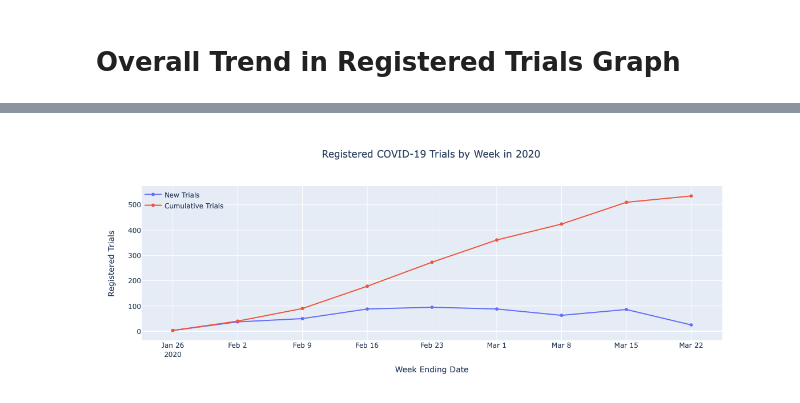
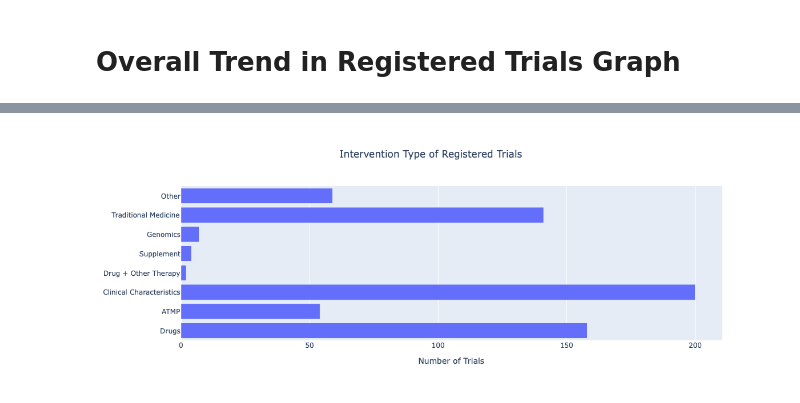
Before and after one commit to ebmdatalab/covid_trials_tracker-covid, a Jupyter notebook: notebooks/ictrp_data_handling.ipynb, the cells around one changed output, grey strips where cells are left out. Saved outputs shown, nothing was run; the diff lists cells and outputs as text; code cells hidden in the pictures.

```diff
--- a/notebooks/ictrp_data_handling.ipynb
+++ b/notebooks/ictrp_data_handling.ipynb
@@ -135,7 +151 @@ Point three for manual intervention. All this normalisation and data cleaning wi
-# %%
-#Now lets get rid of ones we know don't belong from manual review
-
-exclude = ['NCT04226157']
-
-df_cond_nc = df_cond_nc[~df_cond_nc['TrialID'].isin(exclude)].reset_index(drop=True)
 # %%
@@ -209,6 +223,8 @@ new_list = []
 for c in country_values:
     country_list = []
     if isinstance(c, float):
+        country_list.append('No Sponsor Name Given')
+    elif c == 'No Sponsor Name Given':
         country_list.append('No Sponsor Name Given')
     elif c in china_corr:
         country_list.append('China')
@@ -406,7 +387,7 @@ fig.add_trace(go.Scatter(x=labels, y=grouped['trialid'], fill=None, name='New Tr
 
 fig.add_trace(go.Scatter(x=labels, y=cumsum['trialid'], fill=None, name='Cumulative Trials'))
 
-fig.update_layout(title={'text': 'Registered COVID-19 Trials by Week in 2020', 'xanchor': 'center', 'x': 0.5},
+fig.update_layout(title={'text': 'Registered COVID-19 Trials by Week', 'xanchor': 'center', 'x': 0.5},
                   xaxis_title='Week Ending Date',
                   yaxis_title='Registered Trials',
                   legend = dict(x=0, y=1, traceorder='normal', bgcolor='rgba(0,0,0,0)'))
@@ -415,5 +396,28 @@ fig.update_layout(title={'text': 'Registered COVID-19 Trials by Week in 2020', '
 
 fig.show()
 #fig.write_html("registered trials.html")
-# %% [output]
-[figure, removed]
+# %%
+int_types = df_final.intervention_type.value_counts()
+
+treatment_dict = dict(drugs = int_types['Drug'],
+                      atmp = int_types['ATMP'],
+                      clinical_char = int_types['Clinical Presentation'] + int_types['Diagnosis'] + int_types['Prognosis'],
+                      drug_other_combo = int_types['Drug (+ATMP +Other (renal))'] + int_types['Drug (+ATMP)'],
+                      supp = int_types['Supplement'],
+                      geno = int_types['Genomics'],
+                      tm = int_types[[s.startswith('Traditional Medicine') for s in int_types.index]].sum(),
+                      other = int_types[[s.startswith('Other') for s in int_types.index]].sum()
+                     )
+
+fig = go.Figure(go.Bar(
+            x=list(treatment_dict.values()),
+            y=['Drugs', 'ATMP', 'Clinical Characteristics', 'Drug + Other Therapy', 'Supplement', 'Genomics', 'Traditional Medicine', 'Other'],
+            orientation='h'))
+
+fig.update_layout(title={'text': 'Intervention Type of Registered Trials', 'xanchor': 'center', 'x': 0.5},
+                  xaxis_title='Number of Trials')
+
+fig.show()
+#fig.write_html('int_bar.html')
+# %% [output]
+[figure, added]
```
Also changed, not shown: parts of 37 cells of this notebook, 24 other files.
